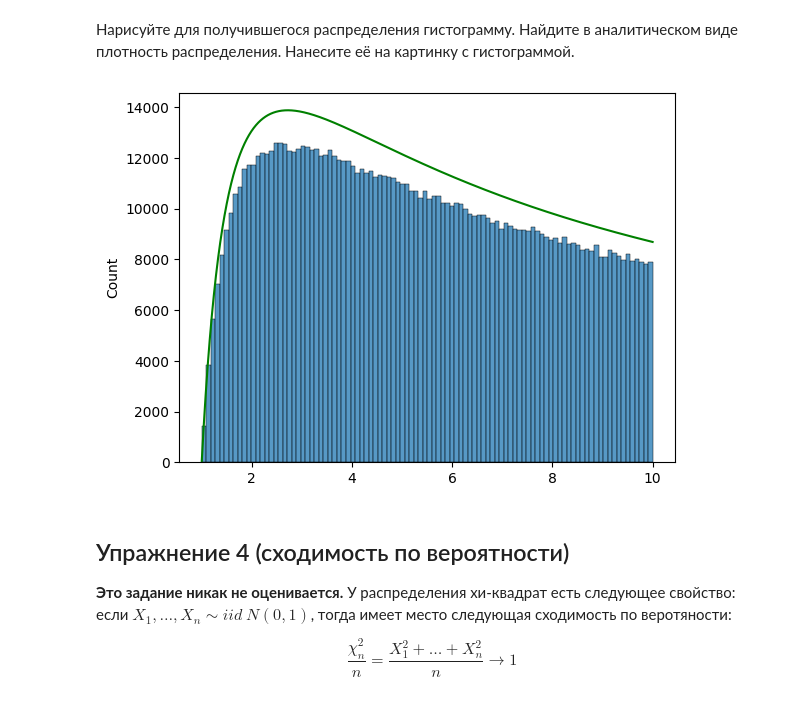
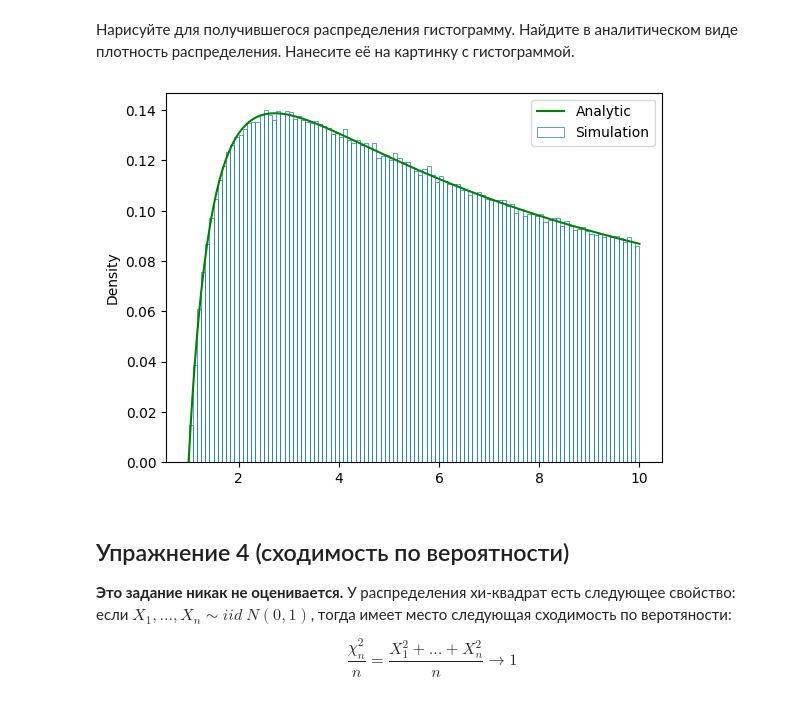
Before and after one commit to baumanproject/matstat-AB, a Jupyter notebook: week05_LLN_CLT/data/hw05_simple_simulations.ipynb, the cells around one changed output. Drawn from its saved outputs; the diff is of its cells as text; code cells hidden in the pictures.

```diff
--- a/week05_LLN_CLT/data/hw05_simple_simulations.ipynb
+++ b/week05_LLN_CLT/data/hw05_simple_simulations.ipynb
@@ -163,19 +163,21 @@ len(x)
 # %% [output]
 1000000
 # %%
-analytic = (2*(np.log(10)**(-2))*np.log(x)/x)*len(x)/10
+analytic = (2*(np.log(10)**(-2))*np.log(x)/x)
 # %% [markdown]
 Нарисуйте для получившегося распределения гистограмму. Найдите в аналитическом виде плотность распределения. Нанесите её на картинку с гистограммой.
 # %%
 ### ╰( ͡° ͜ʖ ͡° )つ▬▬ι═══════  bzzzzzzzzzz
 # will the code be with you
 import seaborn as sns
+import matplotlib.pyplot as plt
 # your code here
 plt.plot(x,analytic, color = 'green')
-sns.histplot(y_distr, bins = 100)
+sns.histplot(y_distr, stat = 'density', binrange=(1,10), fill=False, legend = True)
+plt.legend(labels=['Analytic', 'Simulation'])
 plt.show()
 # %% [output]
-[figure, old version]
+[figure, new version]
 # %%
 # проверка, что задание решено корректно
 assert ans7 < 6
```
Also changed, not shown: parts of 4 cells of this notebook.
